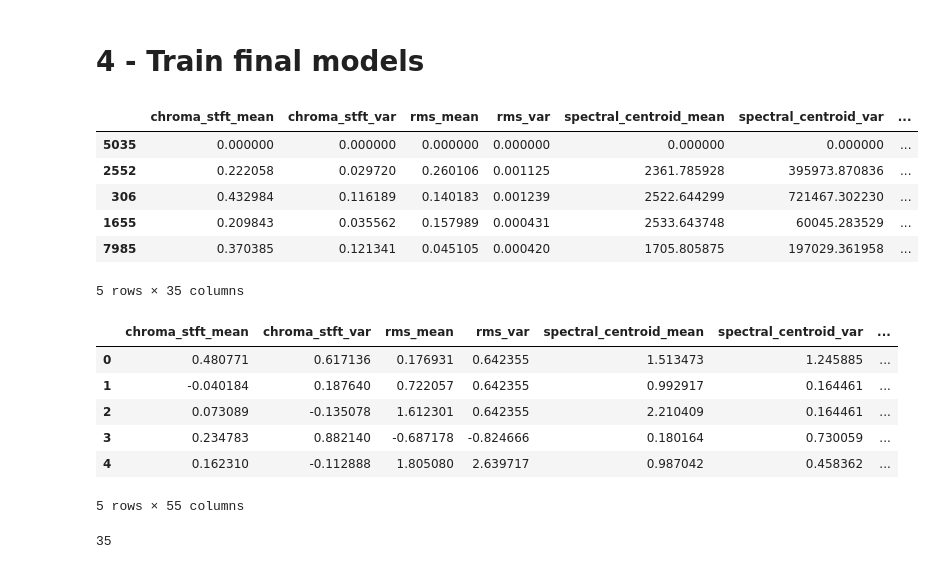
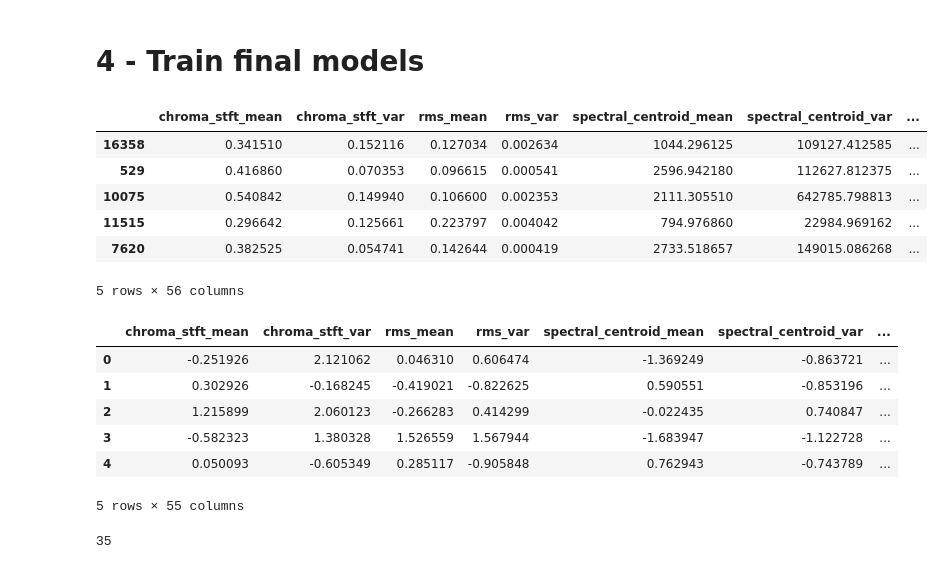
Before and after one commit to Hugand/music-classifier, a Jupyter notebook: music-classifier-final-model.ipynb, the cells around one changed output. Drawn from its saved outputs; the diff is of its cells as text; code cells hidden in the pictures.

```diff
--- a/music-classifier-final-model.ipynb
+++ b/music-classifier-final-model.ipynb
@@ -157,15 +157,16 @@ for feature in data.drop(columns='label').columns:
 # %% [markdown]
 # 4 - Train final models
 # %%
-X.head()
+data = data.sample(frac=1)
+data.head()
 # %% [output]
 |  | chroma_stft_mean | chroma_stft_var | rms_mean | rms_var | spectral_centroid_mean | spectral_centroid_var | ... |
-| 5035 | 0.000000 | 0.000000 | 0.000000 | 0.000000 | 0.000000 | 0.000000 | ... |
-| 2552 | 0.222058 | 0.029720 | 0.260106 | 0.001125 | 2361.785928 | 395973.870836 | ... |
-| 306 | 0.432984 | 0.116189 | 0.140183 | 0.001239 | 2522.644299 | 721467.302230 | ... |
-| 1655 | 0.209843 | 0.035562 | 0.157989 | 0.000431 | 2533.643748 | 60045.283529 | ... |
-| 7985 | 0.370385 | 0.121341 | 0.045105 | 0.000420 | 1705.805875 | 197029.361958 | ... |
+| 16358 | 0.341510 | 0.152116 | 0.127034 | 0.002634 | 1044.296125 | 109127.412585 | ... |
+| 529 | 0.416860 | 0.070353 | 0.096615 | 0.000541 | 2596.942180 | 112627.812375 | ... |
+| 10075 | 0.540842 | 0.149940 | 0.106600 | 0.002353 | 2111.305510 | 642785.798813 | ... |
+| 11515 | 0.296642 | 0.125661 | 0.223797 | 0.004042 | 794.976860 | 22984.969162 | ... |
+| 7620 | 0.382525 | 0.054741 | 0.142644 | 0.000419 | 2733.518657 | 149015.086268 | ... |
-5 rows × 35 columns
+5 rows × 56 columns
 # %%
 X = data.drop(columns='label')
 y = data.label
@@ -176,11 +177,11 @@ X_scaled = pd.DataFrame(data=final_scaler.transform(X), columns=X.columns)
 X_scaled.head()
 # %% [output]
 |  | chroma_stft_mean | chroma_stft_var | rms_mean | rms_var | spectral_centroid_mean | spectral_centroid_var | ... |
-| 0 | 0.480771 | 0.617136 | 0.176931 | 0.642355 | 1.513473 | 1.245885 | ... |
-| 1 | -0.040184 | 0.187640 | 0.722057 | 0.642355 | 0.992917 | 0.164461 | ... |
-| 2 | 0.073089 | -0.135078 | 1.612301 | 0.642355 | 2.210409 | 0.164461 | ... |
-| 3 | 0.234783 | 0.882140 | -0.687178 | -0.824666 | 0.180164 | 0.730059 | ... |
-| 4 | 0.162310 | -0.112888 | 1.805080 | 2.639717 | 0.987042 | 0.458362 | ... |
+| 0 | -0.251926 | 2.121062 | 0.046310 | 0.606474 | -1.369249 | -0.863721 | ... |
+| 1 | 0.302926 | -0.168245 | -0.419021 | -0.822625 | 0.590551 | -0.853196 | ... |
+| 2 | 1.215899 | 2.060123 | -0.266283 | 0.414299 | -0.022435 | 0.740847 | ... |
+| 3 | -0.582323 | 1.380328 | 1.526559 | 1.567944 | -1.683947 | -1.122728 | ... |
+| 4 | 0.050093 | -0.605349 | 0.285117 | -0.905848 | 0.762943 | -0.743789 | ... |
 5 rows × 55 columns
 # %%
 final_scaler.n_features_in_
```
Also changed, not shown: parts of 5 cells of this notebook, 16 other files.
